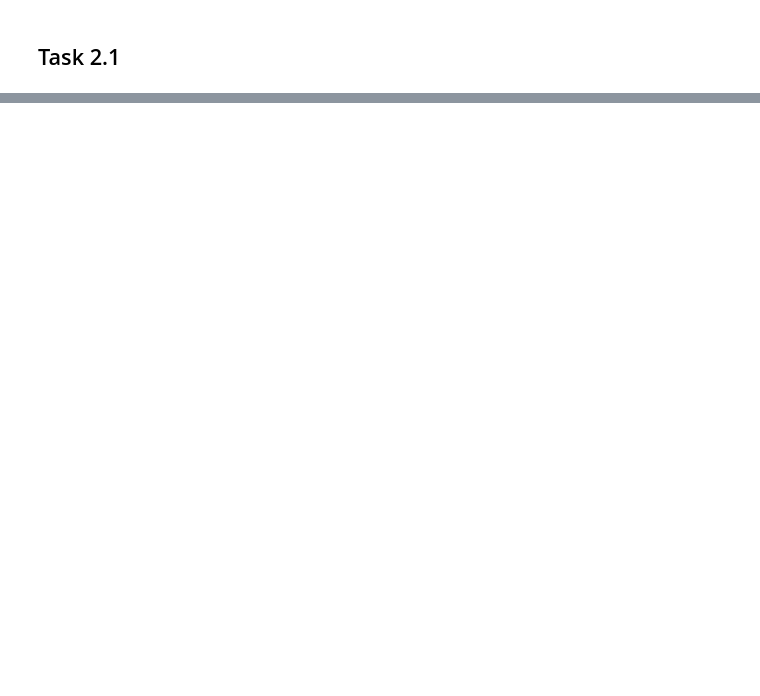
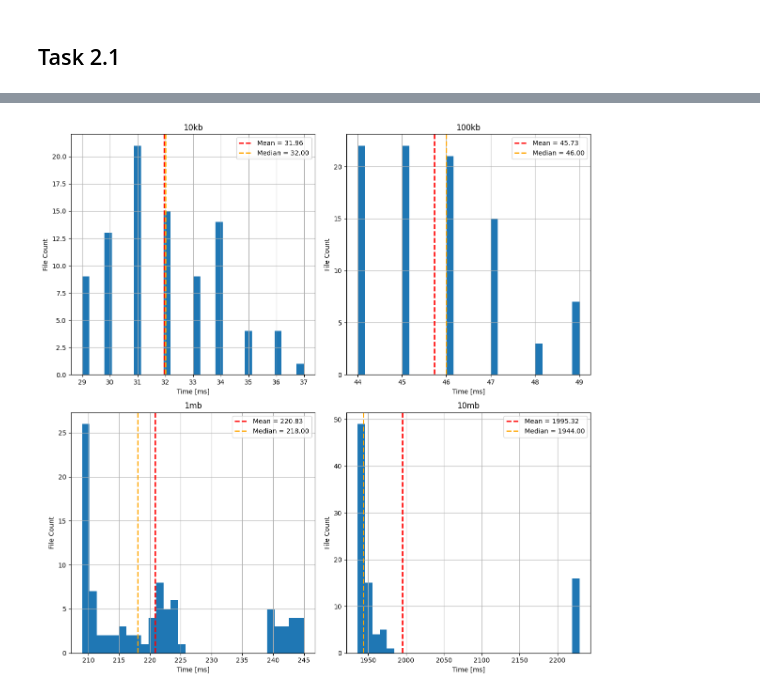
Before and after one commit to dalleman1/distributedstorage_project, a Jupyter notebook: testfolder/plots.ipynb, the cells around one changed output, grey strips where cells are left out. Cells and saved outputs as stored; diff of their text form; code cells hidden in the pictures; blank space fills up the shorter version.

```diff
--- a/testfolder/plots.ipynb
+++ b/testfolder/plots.ipynb
@@ -211,0 +241,5 @@ dfl1t
+# %%
+df_get_1 = pd.DataFrame(load_postman_get('21l1'))
+plot_hist(df_get_1)
+# %% [output]
+[figure, added]
```
Also changed, not shown: parts of 23 cells of this notebook, 21 other files.
